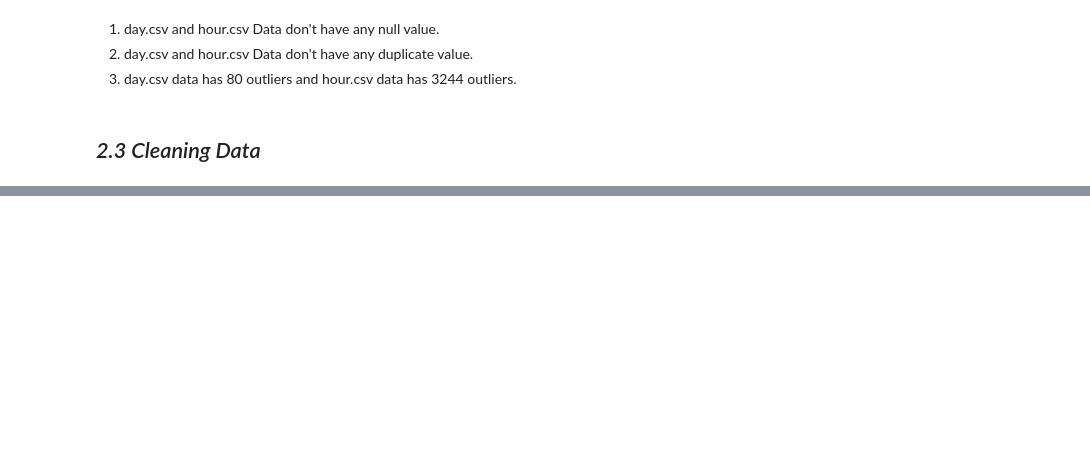
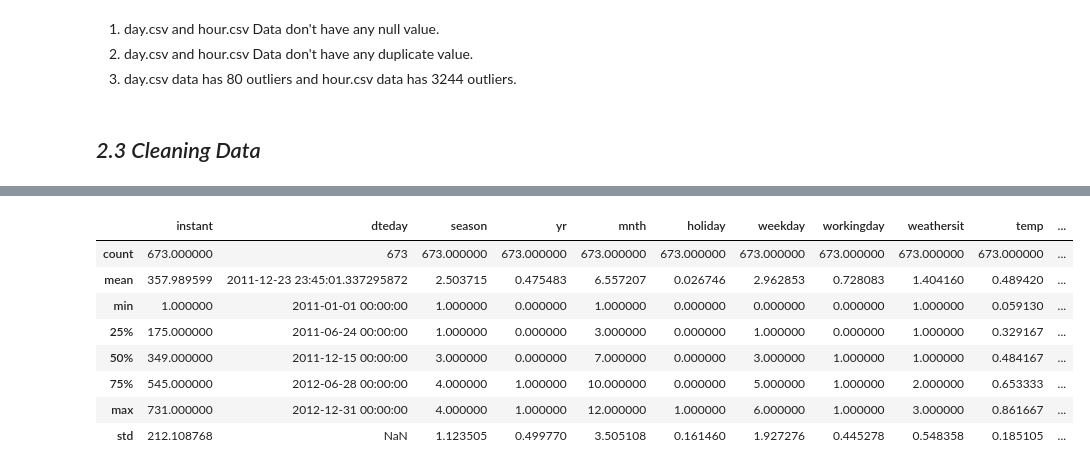
Before and after one commit to fikrifaizz/Bike-Sharing-Dataset---Data-Analysis, a Jupyter notebook: work.ipynb, the cells around one changed output, grey strips where cells are left out. Saved outputs shown, nothing was run; the diff lists cells and outputs as text; code cells hidden in the pictures; blank space fills up the shorter version.

```diff
--- a/work.ipynb
+++ b/work.ipynb
@@ -206,0 +284,12 @@ Jumlah baris setelah pembersihan: 14799
+# %%
+data_day.describe(include='all')
+# %% [output]
+|  | instant | dteday | season | yr | mnth | holiday | weekday | workingday | weathersit | temp | ... |
+| count | 673.000000 | 673 | 673.000000 | 673.000000 | 673.000000 | 673.000000 | 673.000000 | 673.000000 | 673.000000 | 673.000000 | ... |
+| mean | 357.989599 | 2011-12-23 23:45:01.337295872 | 2.503715 | 0.475483 | 6.557207 | 0.026746 | 2.962853 | 0.728083 | 1.404160 | 0.489420 | ... |
+| min | 1.000000 | 2011-01-01 00:00:00 | 1.000000 | 0.000000 | 1.000000 | 0.000000 | 0.000000 | 0.000000 | 1.000000 | 0.059130 | ... |
+| 25% | 175.000000 | 2011-06-24 00:00:00 | 1.000000 | 0.000000 | 3.000000 | 0.000000 | 1.000000 | 0.000000 | 1.000000 | 0.329167 | ... |
+| 50% | 349.000000 | 2011-12-15 00:00:00 | 3.000000 | 0.000000 | 7.000000 | 0.000000 | 3.000000 | 1.000000 | 1.000000 | 0.484167 | ... |
+| 75% | 545.000000 | 2012-06-28 00:00:00 | 4.000000 | 1.000000 | 10.000000 | 0.000000 | 5.000000 | 1.000000 | 2.000000 | 0.653333 | ... |
+| max | 731.000000 | 2012-12-31 00:00:00 | 4.000000 | 1.000000 | 12.000000 | 1.000000 | 6.000000 | 1.000000 | 3.000000 | 0.861667 | ... |
+| std | 212.108768 | NaN | 1.123505 | 0.499770 | 3.505108 | 0.161460 | 1.927276 | 0.445278 | 0.548358 | 0.185105 | ... |
```
Also changed, not shown: parts of 12 cells of this notebook.
